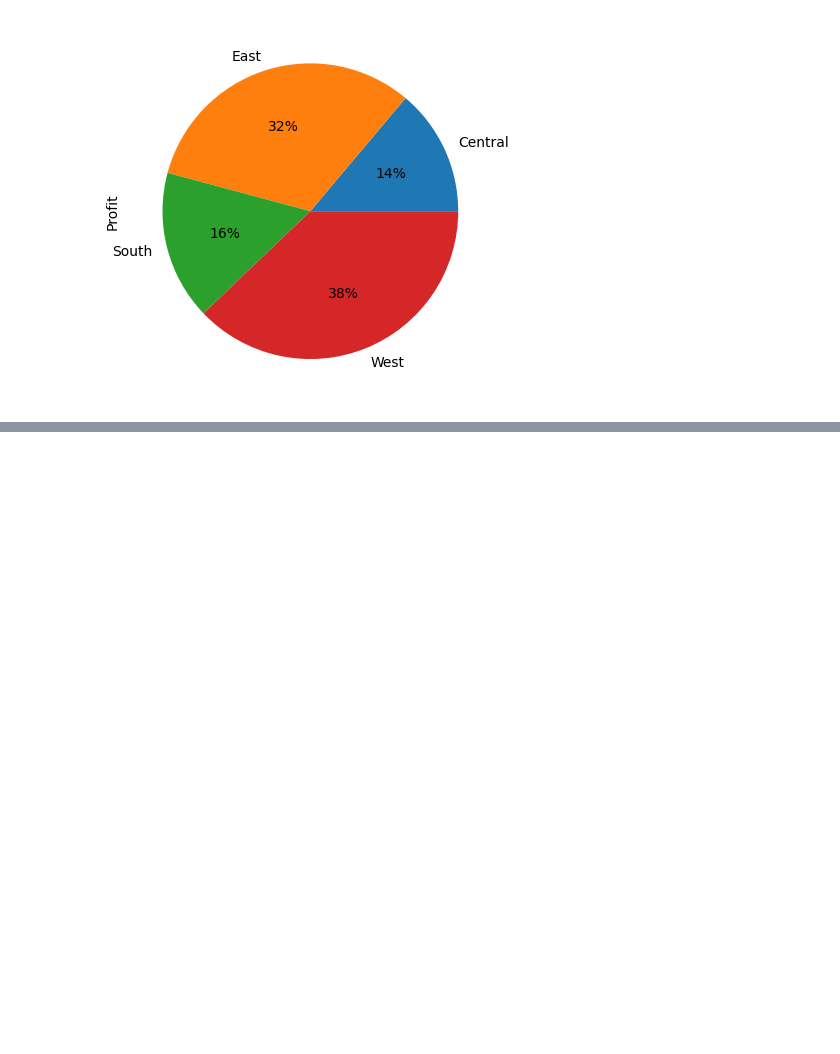
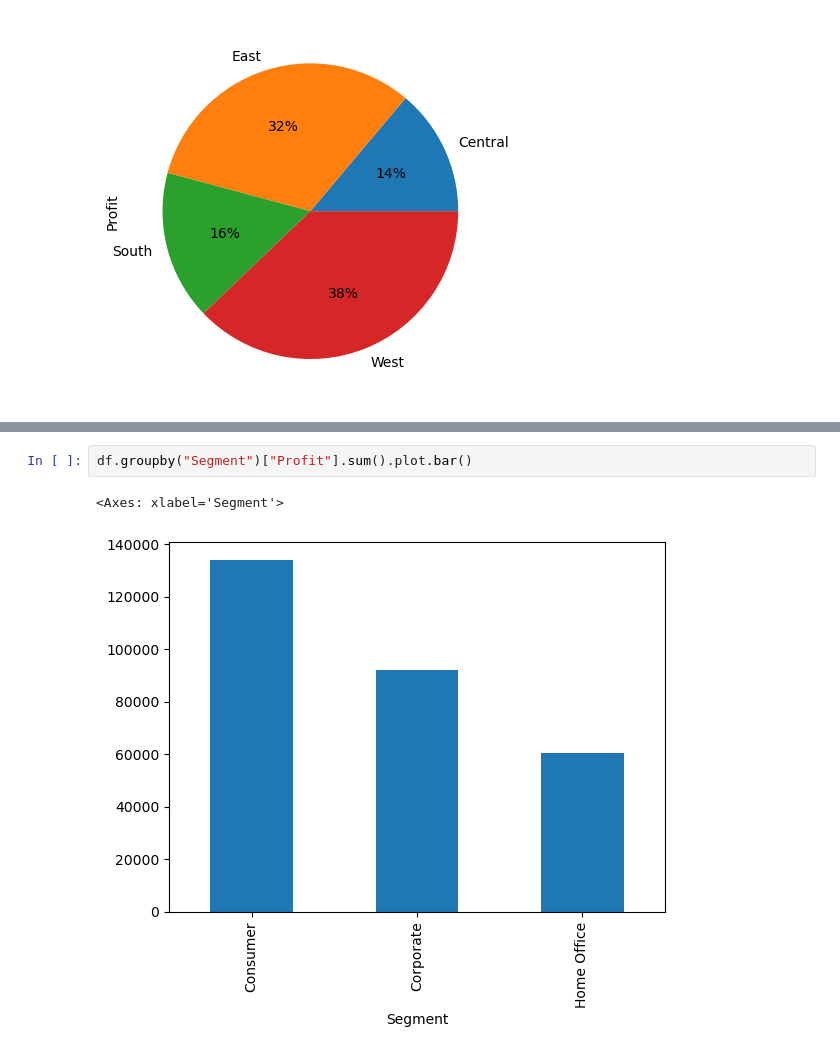
Before and after one commit to iamwatchdogs/Retail-Insights-from-Superstore-Data, a Jupyter notebook: retail-analysis.ipynb, the cells around one changed output, grey strips where cells are left out. Saved outputs shown, nothing was run; the diff lists cells and outputs as text; blank space fills up the shorter version.

```diff
--- a/retail-analysis.ipynb
+++ b/retail-analysis.ipynb
@@ -128,0 +136,5 @@ df.groupby("Region")["Profit"].sum().plot.pie(autopct='%1.0f%%')
+# %%
+df.groupby("Segment")["Profit"].sum().plot.bar()
+# %% [output]
+<Axes: xlabel='Segment'>
+[figure, added]
```
Also changed, not shown: parts of 2 cells of this notebook.
